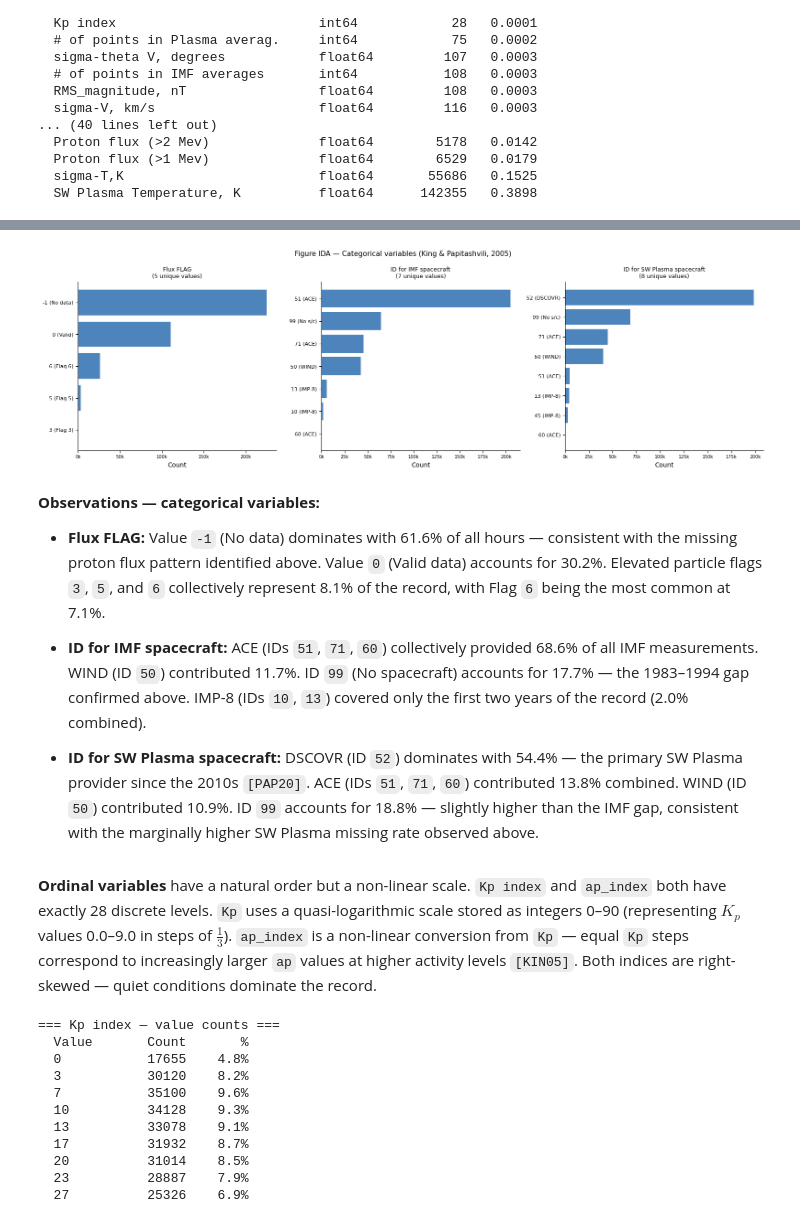
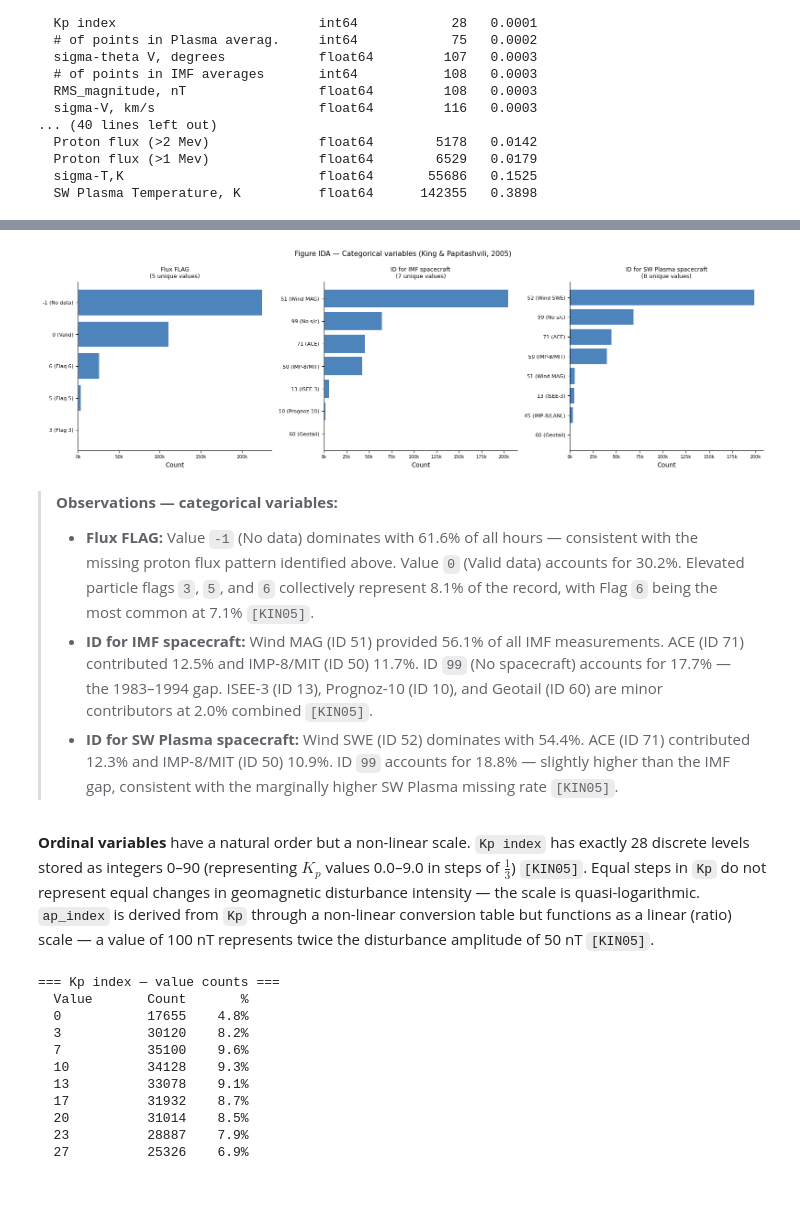
Before and after one commit to RoumenNikolov/cosmic-ray-storm-clean, a Jupyter notebook: cosmic_ray_storm_prediction.ipynb, the cells around one changed output, grey strips where cells are left out. Saved outputs shown, nothing was run; the diff lists cells and outputs as text; code cells hidden in the pictures; blank space fills up the shorter version.

```diff
--- a/cosmic_ray_storm_prediction.ipynb
+++ b/cosmic_ray_storm_prediction.ipynb
@@ -740,3 +834,33 @@ def hist_plot(ax, col, color, xlabel=None):
+# %%
+# ── IDA: Categorical variables — with spacecraft name labels ─────────────────
+spacecraft_imf = {
+    10: 'Prognoz-10',
+    13: 'ISEE-3',
+    50: 'IMP-8/MIT',
+    51: 'Wind MAG',
+    60: 'Geotail',
+    71: 'ACE',
+    99: 'No s/c'
+}
+
+spacecraft_sw = {
+    13: 'ISEE-3',
+    45: 'IMP-8/LANL',
+    50: 'IMP-8/MIT',
+    51: 'Wind MAG',
+    52: 'Wind SWE',
+    60: 'Geotail',
+    71: 'ACE',
+    99: 'No s/c'
+}
+
+flux_flag_labels = {
+    -1: 'No data',
+    0: 'Valid',
+    3: 'Flag 3',
+    5: 'Flag 5',
+    6: 'Flag 6'
+}
 # %%
 # ── IDA: Categorical variables — value counts ─────────────────────────────────
 
@@ -777,49 +901,35 @@ for col, labels in [
 # %%
 # ── IDA: Categorical variables ────────────────────────────────────────────────
 # Flux FLAG, ID for IMF spacecraft, ID for SW Plasma spacecraft
 # Nominal codes — no natural order, no physical magnitude [KIN05].
 
-# ── IDA: Categorical variables — with spacecraft name labels ─────────────────
 
-spacecraft_imf = {
-    10: 'IMP-8', 13: 'IMP-8', 50: 'WIND',
-    51: 'ACE', 60: 'ACE', 71: 'ACE', 99: 'No s/c'
-}
-spacecraft_sw = {
-    13: 'IMP-8', 45: 'IMP-8', 50: 'WIND',
-    51: 'ACE', 52: 'DSCOVR', 60: 'ACE', 71: 'ACE', 99: 'No s/c'
-}
-flux_flag_labels = {
-    -1: 'No data', 0: 'Valid', 3: 'Flag 3', 5: 'Flag 5', 6: 'Flag 6'
-}
+
 
 fig, axes = plt.subplots(1, 3, figsize=(16, 5))
 
 bar_plot_labeled(axes[0], 'Flux FLAG',                  '#2166ac', flux_flag_labels)
 bar_plot_labeled(axes[1], 'ID for IMF spacecraft',      '#2166ac', spacecraft_imf)
 bar_plot_labeled(axes[2], 'ID for SW Plasma spacecraft','#2166ac', spacecraft_sw)
 
 for ax in axes:
     ax.xaxis.set_tick_params(labelsize=7)
     ax.xaxis.set_major_formatter(plt.FuncFormatter(lambda x, _: f'{int(x/1000)}k'))
 
 
 plt.suptitle('Figure IDA — Categorical variables (King & Papitashvili, 2005)', fontsize=11)
 plt.tight_layout()
 plt.savefig('images/fig_ida_categorical.png', dpi=150, bbox_inches='tight')
 plt.show()
 # %% [output]
-[figure, old version]
+[figure, new version]
 # %% [markdown]
-**Observations — categorical variables:**
-
-* **Flux FLAG:** Value `-1` (No data) dominates with 61.6% of all hours — consistent with the missing proton flux pattern identified above. Value `0` (Valid data) accounts for 30.2%. Elevated particle flags `3`, `5`, and `6` collectively represent 8.1% of the record, with Flag `6` being the most common at 7.1%.
-
-* **ID for IMF spacecraft:** ACE (IDs `51`, `71`, `60`) collectively provided 68.6% of all IMF measurements. WIND (ID `50`) contributed 11.7%. ID `99` (No spacecraft) accounts for 17.7% — the 1983–1994 gap confirmed above. IMP-8 (IDs `10`, `13`) covered only the first two years of the record (2.0% combined).
-
-* **ID for SW Plasma spacecraft:** DSCOVR (ID `52`) dominates with 54.4% — the primary SW Plasma provider since the 2010s `[PAP20]`. ACE (IDs `51`, `71`, `60`) contributed 13.8% combined. WIND (ID `50`) contributed 10.9%. ID `99` accounts for 18.8% — slightly higher than the IMF gap, consistent with the marginally higher SW Plasma missing rate observed above.
+> **Observations — categorical variables:**
+> - **Flux FLAG:** Value `-1` (No data) dominates with 61.6% of all hours — consistent with the missing proton flux pattern identified above. Value `0` (Valid data) accounts for 30.2%. Elevated particle flags `3`, `5`, and `6` collectively represent 8.1% of the record, with Flag `6` being the most common at 7.1% `[KIN05]`.
+> - **ID for IMF spacecraft:** Wind MAG (ID 51) provided 56.1% of all IMF measurements. ACE (ID 71) contributed 12.5% and IMP-8/MIT (ID 50) 11.7%. ID `99` (No spacecraft) accounts for 17.7% — the 1983–1994 gap. ISEE-3 (ID 13), Prognoz-10 (ID 10), and Geotail (ID 60) are minor contributors at 2.0% combined `[KIN05]`.
+> - **ID for SW Plasma spacecraft:** Wind SWE (ID 52) dominates with 54.4%. ACE (ID 71) contributed 12.3% and IMP-8/MIT (ID 50) 10.9%. ID `99` accounts for 18.8% — slightly higher than the IMF gap, consistent with the marginally higher SW Plasma missing rate `[KIN05]`.
 # %% [markdown]
-**Ordinal variables** have a natural order but a non-linear scale. `Kp index` and `ap_index` both have exactly 28 discrete levels. `Kp` uses a quasi-logarithmic scale stored as integers 0–90 (representing $K_p$ values 0.0–9.0 in steps of $\frac{1}{3}$). `ap_index` is a non-linear conversion from `Kp` — equal `Kp` steps correspond to increasingly larger `ap` values at higher activity levels `[KIN05]`. Both indices are right-skewed — quiet conditions dominate the record.
+**Ordinal variables** have a natural order but a non-linear scale. `Kp index` has exactly 28 discrete levels stored as integers 0–90 (representing $K_p$ values 0.0–9.0 in steps of $\frac{1}{3}$) `[KIN05]`. Equal steps in `Kp` do not represent equal changes in geomagnetic disturbance intensity — the scale is quasi-logarithmic. `ap_index` is derived from `Kp` through a non-linear conversion table but functions as a linear (ratio) scale — a value of 100 nT represents twice the disturbance amplitude of 50 nT `[KIN05]`.
 # %%
 # ── IDA: Ordinal variables — Kp index and ap_index ───────────────────────────
 # Both have 28 discrete levels. Kp uses a quasi-logarithmic scale (0–90).
```
Also changed, not shown: parts of 109 cells of this notebook.
